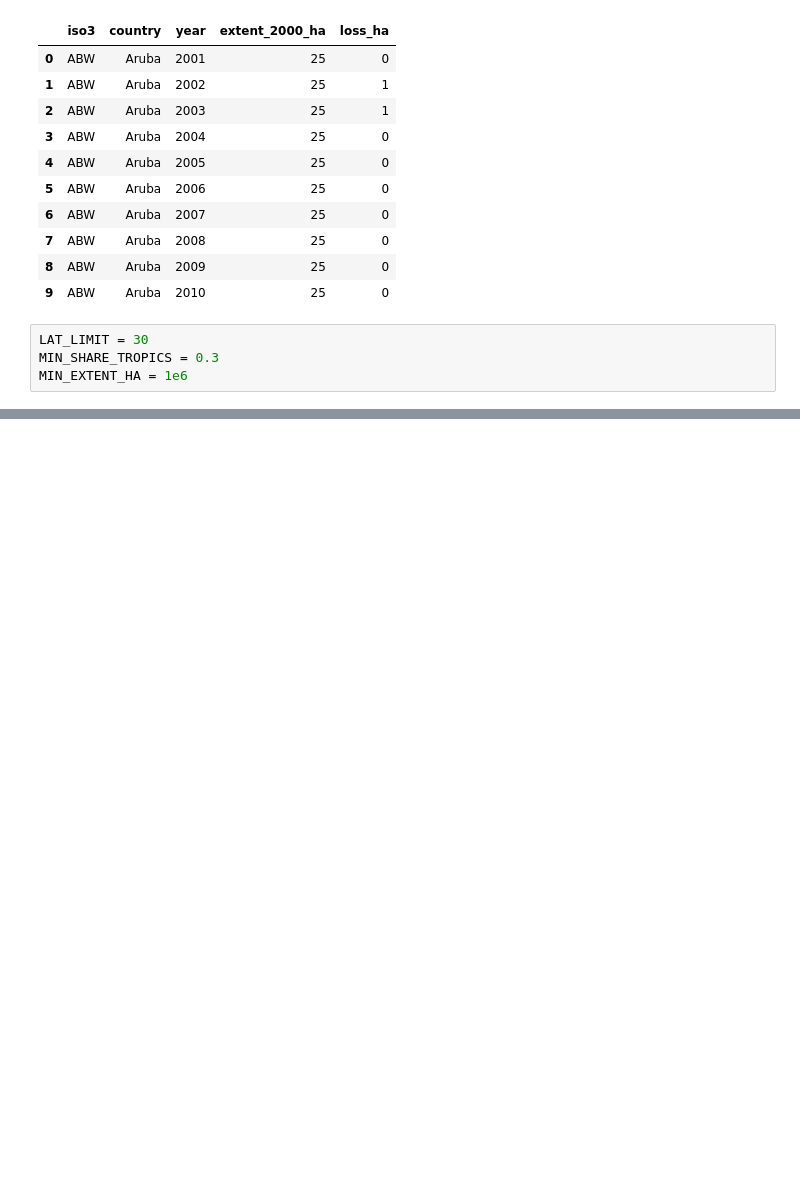
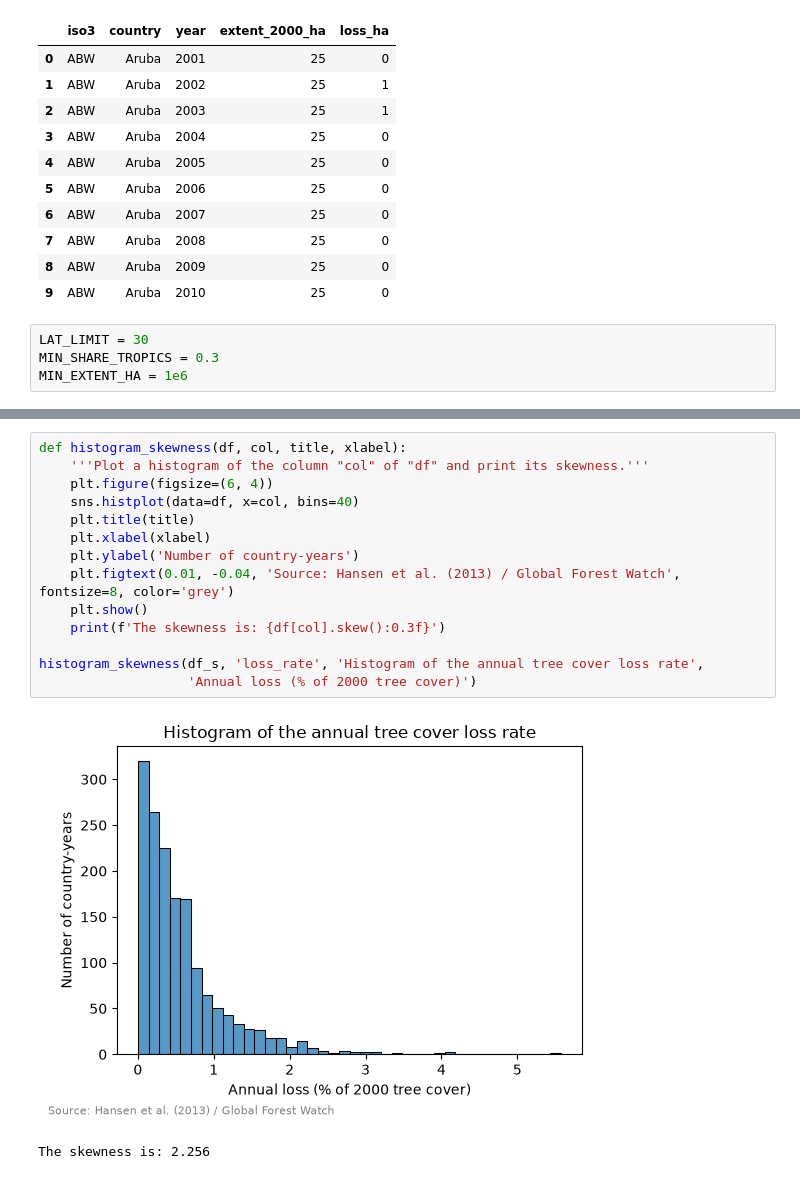
Before and after one commit to AndrewEberhardt/DataScienceProject, a Jupyter notebook: notebooks/1-Forest-Loss.ipynb, the cells around one changed output, grey strips where cells are left out. Drawn from its saved outputs; the diff is of its cells as text; blank space fills up the shorter version.

```diff
--- a/notebooks/1-Forest-Loss.ipynb
+++ b/notebooks/1-Forest-Loss.ipynb
@@ -235,0 +440,17 @@ world.loc[world['iso3'].isin(['BRA', 'ARG', 'CHN', 'URY']), ['NAME', 'share_trop
+# %%
+def histogram_skewness(df, col, title, xlabel):
+    '''Plot a histogram of the column "col" of "df" and print its skewness.'''
+    plt.figure(figsize=(6, 4))
+    sns.histplot(data=df, x=col, bins=40)
+    plt.title(title)
+    plt.xlabel(xlabel)
+    plt.ylabel('Number of country-years')
+    plt.figtext(0.01, -0.04, 'Source: Hansen et al. (2013) / Global Forest Watch', fontsize=8, color='grey')
+    plt.show()
+    print(f'The skewness is: {df[col].skew():0.3f}')
+
+histogram_skewness(df_s, 'loss_rate', 'Histogram of the annual tree cover loss rate',
+                   'Annual loss (% of 2000 tree cover)')
+# %% [output]
+[figure, added]
+The skewness is: 2.256
```
Also changed, not shown: parts of 36 cells of this notebook.
